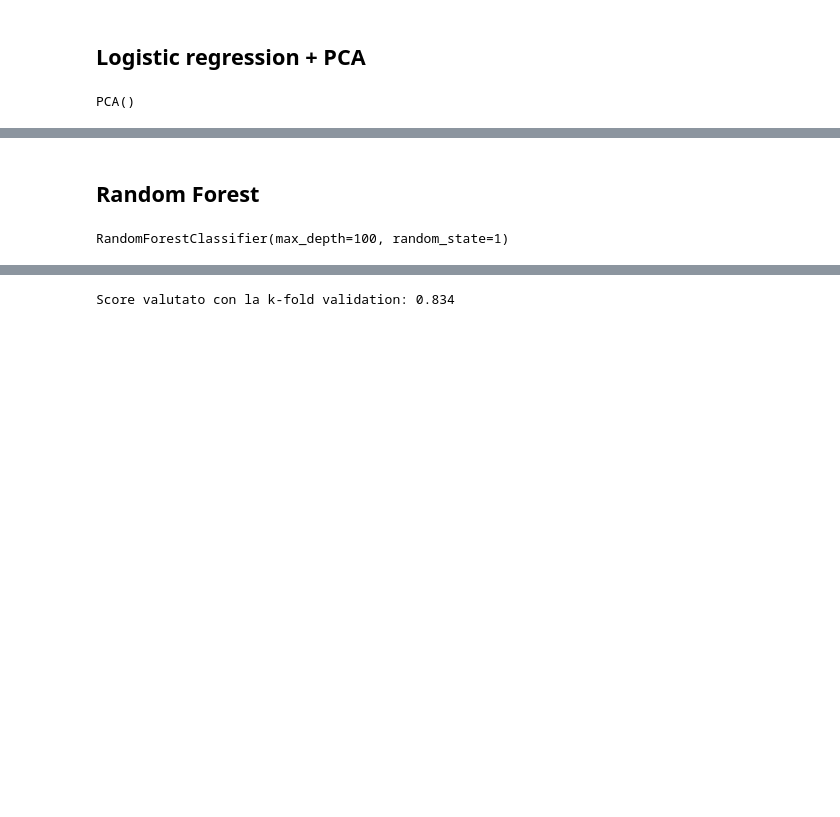
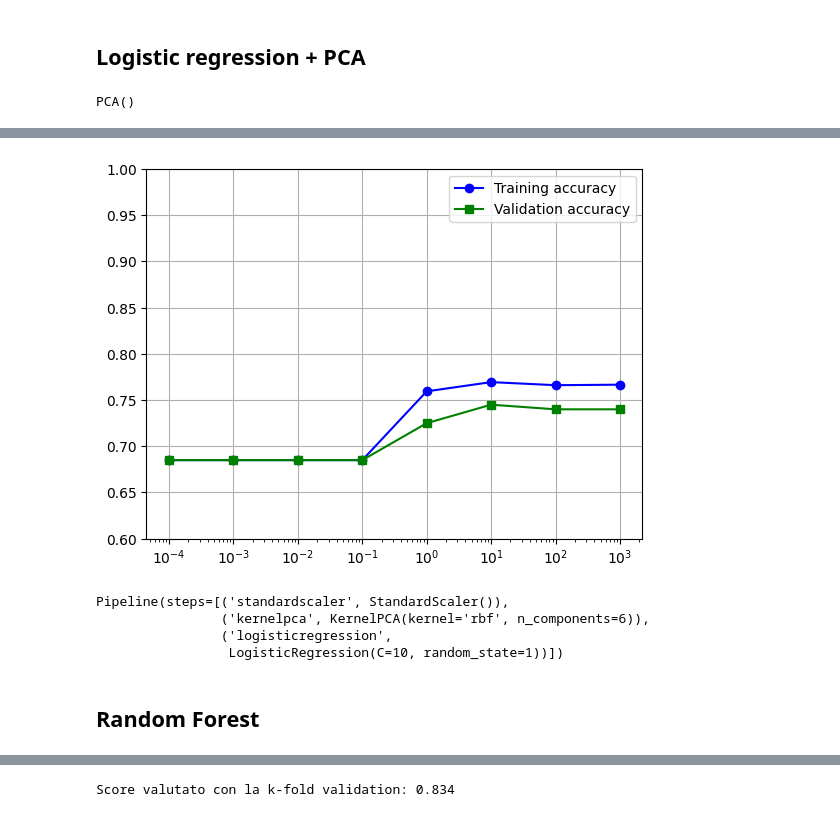
Before and after one commit to Andrewss01/Machine-Learning, a Jupyter notebook: Parte_Andre.ipynb, the cells around one changed output, grey strips where cells are left out. Saved outputs shown, nothing was run; the diff lists cells and outputs as text; code cells hidden in the pictures; blank space fills up the shorter version.

```diff
--- a/Parte_Andre.ipynb
+++ b/Parte_Andre.ipynb
@@ -198,2 +185,0 @@ for i in [1,2,3,4,5,6,7,8,9]:
-# %%
-pipe_lr = make_pipeline(StandardScaler(), PCA(n_components= 5), lr)
@@ -220,2 +322,27 @@ print(np.mean(scores))
+# %%
+from sklearn.model_selection import validation_curve
+
+train_scores, test_scores = validation_curve(estimator= best_lr_kpca_acc, X = X_train, y = y_train, cv  = 10, param_name = 'logisticregression__C',
+param_range = C_range)
+
+train_mean = np.mean(train_scores, axis = 1)
+test_mean = np.mean(test_scores, axis = 1)
+
+plt.plot(C_range, train_mean, color = 'blue', marker = 'o', label = 'Training accuracy')
+plt.plot(C_range, test_mean, color = 'green', marker = 's', label = 'Validation accuracy')
+plt.grid()
+plt.xscale('log')
+plt.ylim([0.6, 1.0])
+plt.legend()
+plt.show()
+# %% [output]
+[figure, added]
+# %%
+print(best_lr_kpca_acc)
+# %% [output]
+Pipeline(steps=[('standardscaler', StandardScaler()),
+                ('kernelpca', KernelPCA(kernel='rbf', n_components=6)),
+                ('logisticregression',
+                 LogisticRegression(C=10, random_state=1))])
 # %% [markdown]
 ## Random Forest
@@ -224,6 +348,0 @@ from sklearn.ensemble import RandomForestClassifier
-# %%
-forest = RandomForestClassifier(criterion='gini', random_state= 1, max_depth = 100)
-forest.fit(X_train_std, y_train)
-#print(forest.score(X_test_std, y_test))
-# %% [output]
-RandomForestClassifier(max_depth=100, random_state=1)
```
Also changed, not shown: parts of 43 cells of this notebook.
